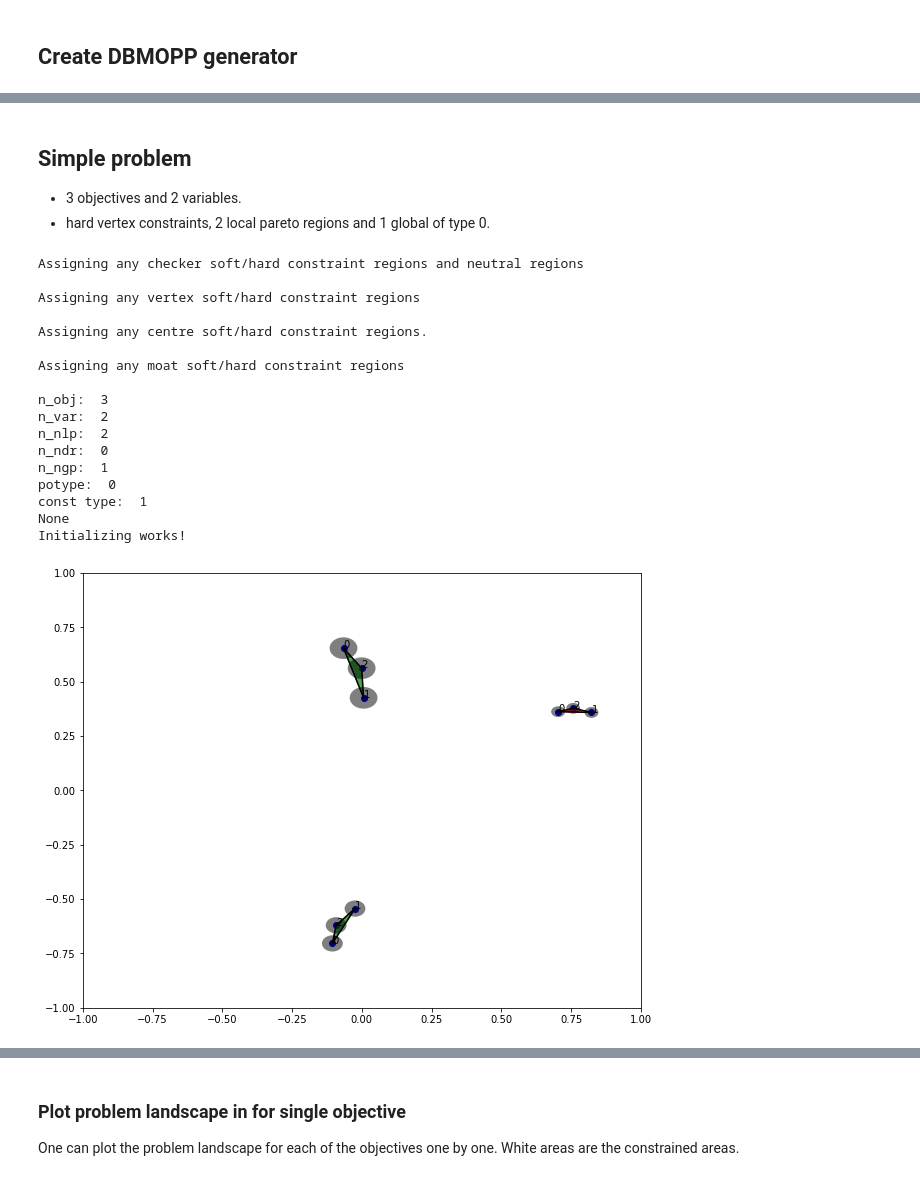
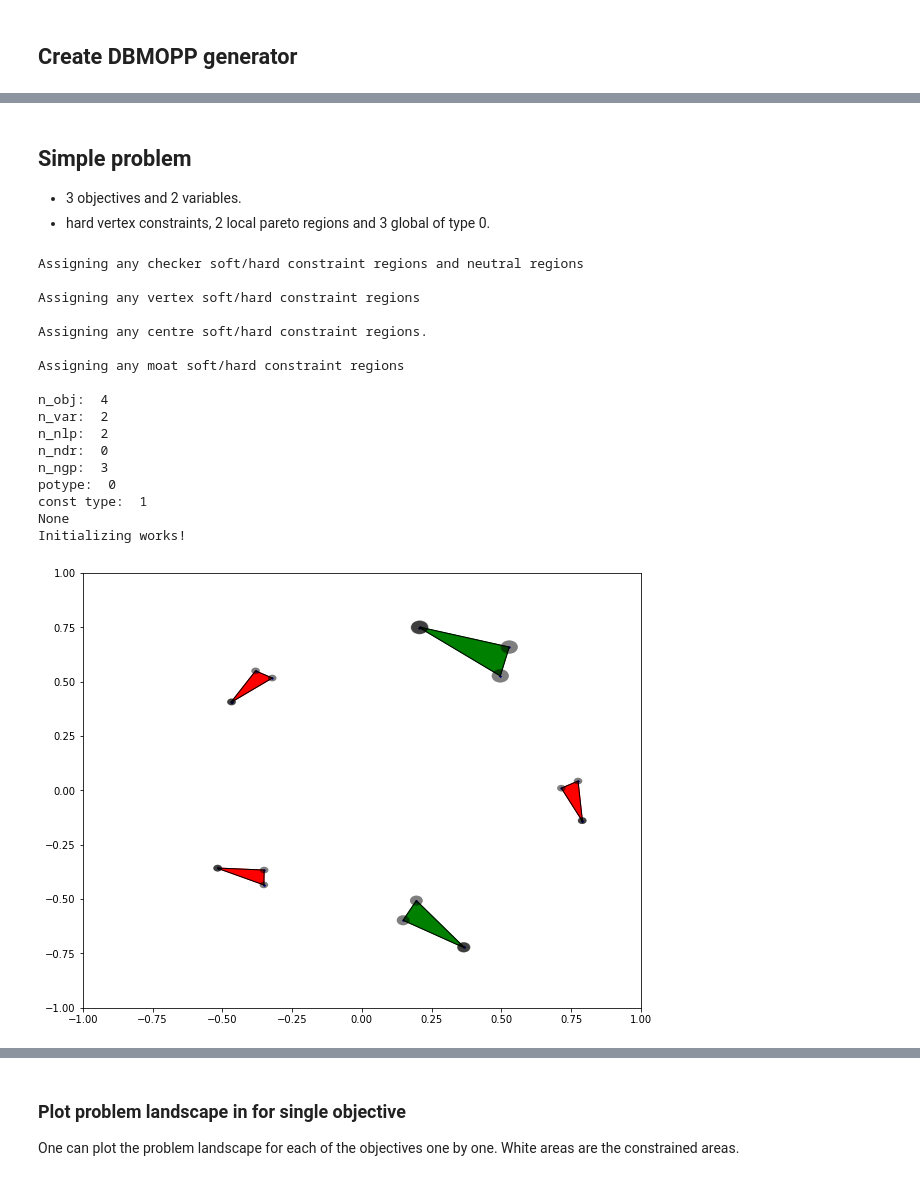
Before and after one commit to industrial-optimization-group/desdeo-problem, a Jupyter notebook: docs/notebooks/DBMOPP_tutorial.ipynb, the cells around one changed output, grey strips where cells are left out. Saved outputs shown, nothing was run; the diff lists cells and outputs as text; code cells hidden in the pictures.

```diff
--- a/docs/notebooks/DBMOPP_tutorial.ipynb
+++ b/docs/notebooks/DBMOPP_tutorial.ipynb
@@ -62,14 +60,14 @@ The following parameters are suggested to be left to their default values since
 ## Simple problem
 
 - 3 objectives and 2 variables.
-- hard vertex constraints, 2 local pareto regions and 1 global of type 0.
+- hard vertex constraints, 2 local pareto regions and 3 global of type 0.
 # %%
 # parameters
-n_objectives = 3
+n_objectives = 4
 n_variables = 2
 n_local_pareto_regions = 2
-n_disconnected_regions = 0
-n_global_pareto_regions = 1
+n_dominance_res_regions = 0
+n_global_pareto_regions = 3
 const_space = 0.0
 pareto_set_type = 0
 constraint_type = 1
@@ -84,42 +82,42 @@ simple_problem = DBMOPP_generator(
     n_objectives,
     n_variables,
     n_local_pareto_regions,
-    n_disconnected_regions,
+    n_dominance_res_regions,
     n_global_pareto_regions,
     const_space,
     pareto_set_type,
     constraint_type,
     ndo,
     vary_sol_density,
     vary_objective_scales,
     prop_neutral,
     nm
 )
 print(simple_problem._print_params())
 
 print("Initializing works!")
 
 # Plot the generated problem
 simple_problem.plot_problem_instance()
 # %% [output]
 Assigning any checker soft/hard constraint regions and neutral regions
 
 Assigning any vertex soft/hard constraint regions
 
 Assigning any centre soft/hard constraint regions.
 
 Assigning any moat soft/hard constraint regions
 
-n_obj:  3
+n_obj:  4
 n_var:  2
 n_nlp:  2
 n_ndr:  0
-n_ngp:  1
+n_ngp:  3
 potype:  0
 const type:  1
 None
 Initializing works!
-[figure, old version]
+[figure, new version]
 # %% [markdown]
 ### Plot Pareto set members
 
```
Also changed, not shown: parts of 13 cells of this notebook, 2 other files.
